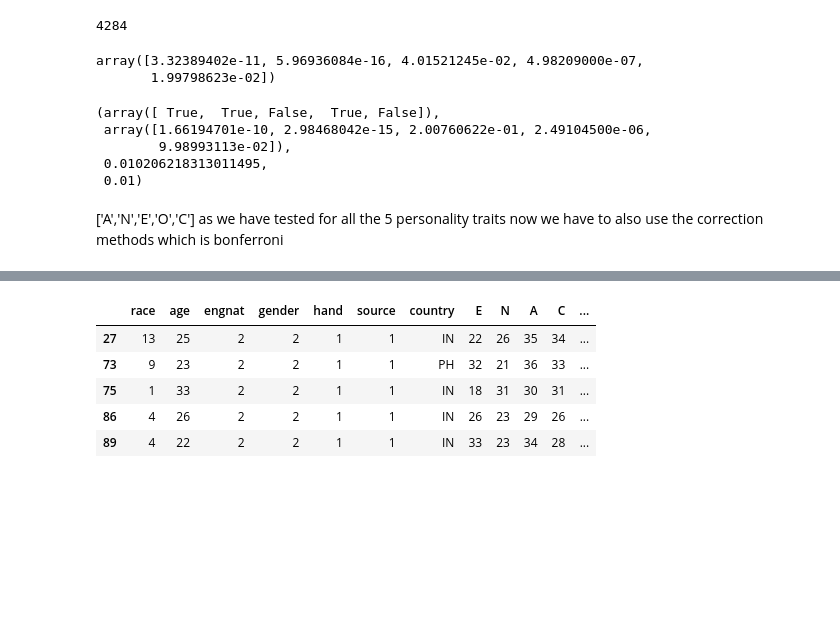
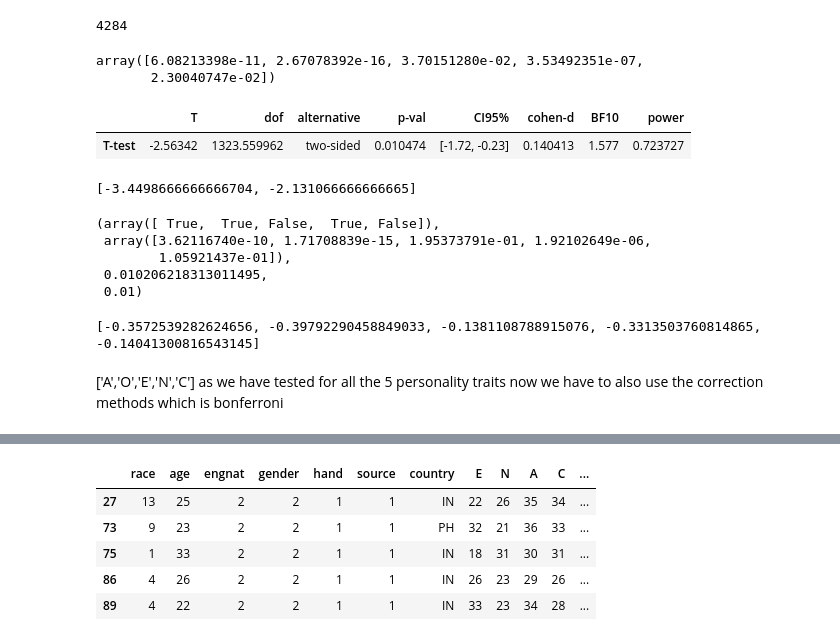
Before and after one commit to bhoomeendra/BRSM, a Jupyter notebook: Project.ipynb, the cells around one changed output, grey strips where cells are left out. Saved outputs shown, nothing was run; the diff lists cells and outputs as text; code cells hidden in the pictures; blank space fills up the shorter version.

```diff
--- a/Project.ipynb
+++ b/Project.ipynb
@@ -303,10 +311,13 @@ print(len(developed_all))
 import pingouin as pg
 from statsmodels.sandbox.stats.multicomp import multipletests
 p_vals = []
-for i in range(300):
+cI_openess = [0,0]
+for i in range(3000):
     developed = developed_all.sample(n=700)
     agreble = pg.ttest(Developing['A'],developed['A'])
     openess = pg.ttest(Developing['O'],developed['O'])
+    cI_openess[0] += openess['CI95%'][0][0]
+    cI_openess[1] += openess['CI95%'][0][1]
     extroversion = pg.ttest(Developing['E'],developed['E'])
     neurotism = pg.ttest(Developing['N'],developed['N'])
     con = pg.ttest(Developing['C'],developed['C'])
@@ -315,14 +326,25 @@ for i in range(300):
 p_values =  np.median(np.array(p_vals),axis=0)
 p_values
 # %% [output]
-array([3.32389402e-11, 5.96936084e-16, 4.01521245e-02, 4.98209000e-07,
-       1.99798623e-02])
+array([6.08213398e-11, 2.67078392e-16, 3.70151280e-02, 3.53492351e-07,
+       2.30040747e-02])
+# %%
+con = pg.ttest(Developing['C'],developed['C'])
+# %%
+con
+# %% [output]
+|  | T | dof | alternative | p-val | CI95% | cohen-d | BF10 | power |
+| T-test | -2.56342 | 1323.559962 | two-sided | 0.010474 | [-1.72, -0.23] | 0.140413 | 1.577 | 0.723727 |
+# %%
+[cI_openess[0]/300, cI_openess[1]/300]
+# %% [output]
+[-3.4498666666666704, -2.131066666666665]
 # %%
 p_adjusted = multipletests(p_values, method='bonferroni')
 p_adjusted
 # %% [output]
 (array([ True,  True, False,  True, False]),
- array([1.66194701e-10, 2.98468042e-15, 2.00760622e-01, 2.49104500e-06,
-        9.98993113e-02]),
+ array([3.62116740e-10, 1.71708839e-15, 1.95373791e-01, 1.92102649e-06,
+        1.05921437e-01]),
  0.010206218313011495,
  0.01)
@@ -329,3 +357,7 @@ p_adjusted
+# %%
+print([effect_agreble,effect_openess,effect_extroversion,effect_neurotism,effect_con])
+# %% [output]
+[-0.3572539282624656, -0.39792290458849033, -0.1381108788915076, -0.3313503760814865, -0.14041300816543145]
 # %% [markdown]
-['A','N','E','O','C'] as we have tested for all the 5 personality traits now we have to also use the correction methods which is bonferroni
+['A','O','E','N','C'] as we have tested for all the 5 personality traits now we have to also use the correction methods which is bonferroni
 # %% [markdown]
```
Also changed, not shown: parts of 61 cells of this notebook, 19 other files.
